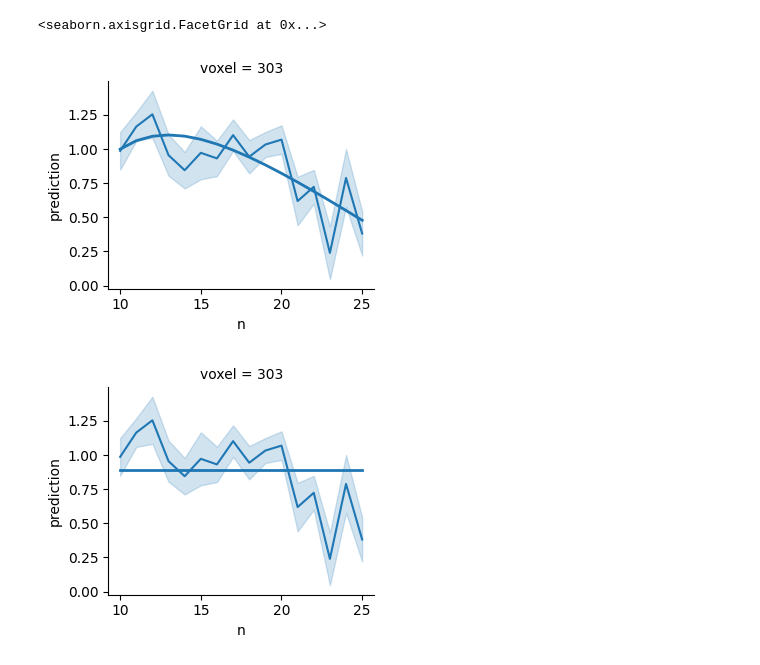
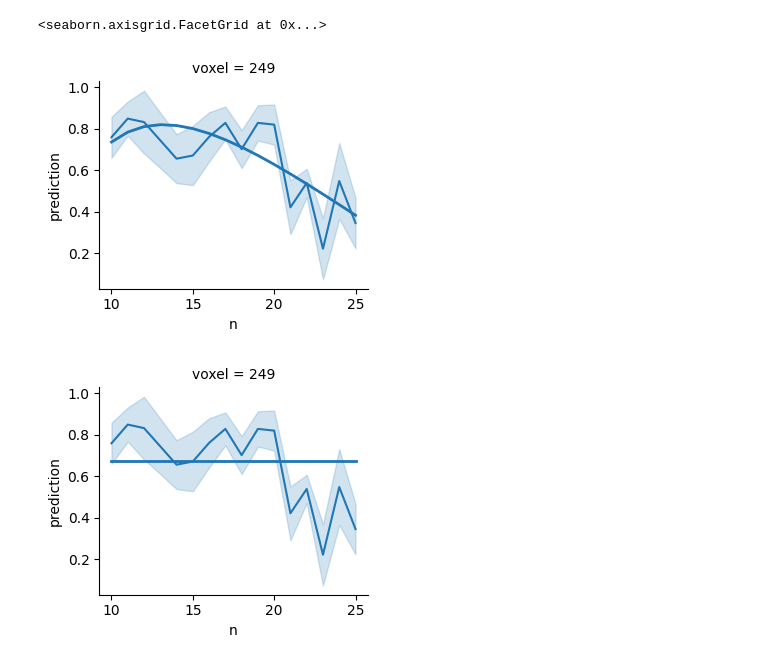
Before and after one commit to Gilles86/neural_priors, a Jupyter notebook: notebooks/bla.ipynb, the cells around one changed output. Saved outputs shown, nothing was run; the diff lists cells and outputs as text; code cells hidden in the pictures.

```diff
--- a/notebooks/bla.ipynb
+++ b/notebooks/bla.ipynb
@@ -208,7 +206,7 @@ df[mask]
 # %%
-plot_prf_predictions('01', bids_folder=bids_folder, voxels=[303,], range_n='narrow')
-plot_prf_predictions('01', bids_folder=bids_folder, voxels=[303,], range_n='narrow', gaussian=True)
+plot_prf_predictions('01', bids_folder=bids_folder, voxels=[249,], range_n='narrow')
+plot_prf_predictions('01', bids_folder=bids_folder, voxels=[249,], range_n='narrow', gaussian=True)
 # %% [output]
 <seaborn.axisgrid.FacetGrid at 0x...>
-[figure, old version]
+[figure, new version]
-[figure, old version]
+[figure, new version]
```
Also changed, not shown: parts of 30 cells of this notebook, 1 other file.
